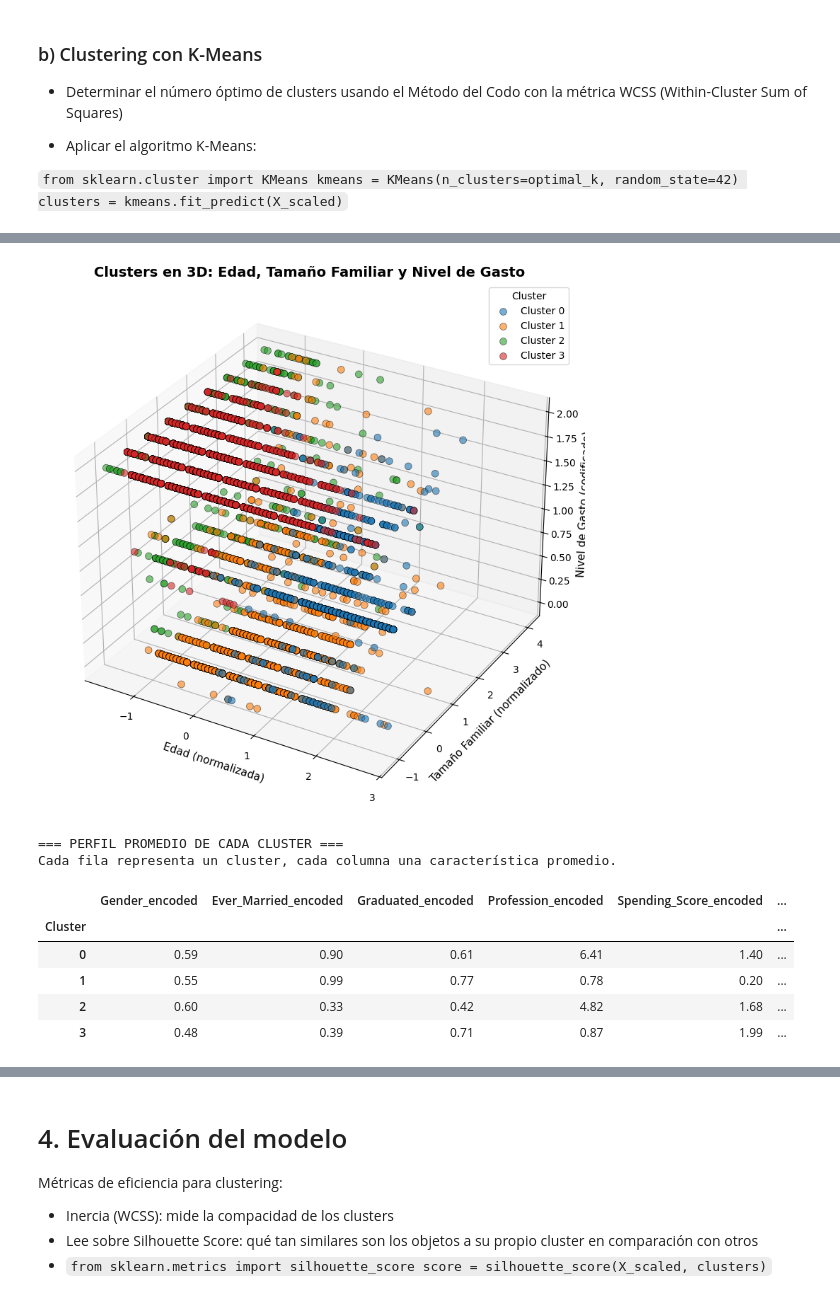
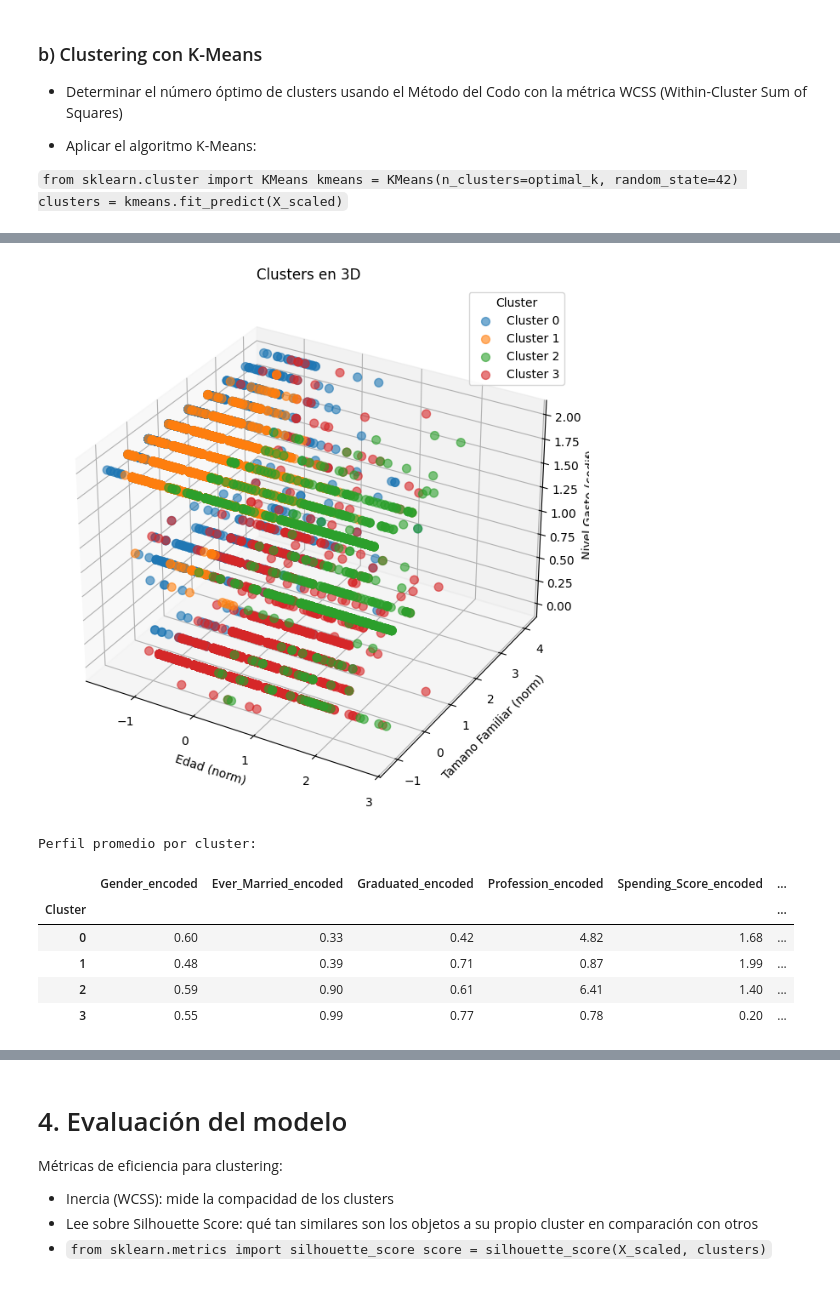
Before and after one commit to victortelles/kMeans-SegmentacionClientes, a Jupyter notebook: segmentacionClientes.ipynb, the cells around one changed output, grey strips where cells are left out. Saved outputs shown, nothing was run; the diff lists cells and outputs as text; code cells hidden in the pictures.

```diff
--- a/segmentacionClientes.ipynb
+++ b/segmentacionClientes.ipynb
@@ -361,20 +357,21 @@ Estas tablas muestran cómo se codificaron las variables categóricas:
 
 `from sklearn.cluster import KMeans kmeans = KMeans(n_clusters=optimal_k, random_state=42) clusters = kmeans.fit_predict(X_scaled)`
 # %%
-# Clustering con K-Means
-# Determinar el número óptimo de clusters usando el Método del Codo (WCSS)
-from sklearn.cluster import KMeans
-import matplotlib.pyplot as plt
-
-print('=== DETERMINACION DEL NUMERO OPTIMO DE CLUSTERS ===')
-print('Probando diferentes valores de K desde 2 hasta 10...\n')
+# Determinar numero optimo de clusters usando Metodo del Codo (WCSS)
+print('Buscando numero optimo de clusters...')
 
 wcss = []
 K_range = range(2, 11)  # Probar K desde 2 hasta 10
 
 for k in K_range:
     kmeans = KMeans(n_clusters=k, random_state=42, n_init=10)
-    kmeans.fit(X)  # Ajustar el modelo
-    wcss.append(kmeans.inertia_)  # inertia_ = WCSS
-    print(f'K={k}: WCSS = {kmeans.inertia_:.2f}')
+    kmeans.fit(X)                   # Ajustar el modelo
+    wcss.append(kmeans.inertia_)    # inertia_ = WCSS
+
+# Mostrar resultados en una sola tabla
+print('Resultados del analisis de clusters:')
+for i, k in enumerate(K_range):
+    print(f'K={k}: WCSS = {wcss[i]:.2f}')
+
+print('Calculo completado.')
 # %% [output]
@@ -513,42 +528,36 @@ Generando gráficos 2D, 3D y perfiles de clusters...
 # %%
-#==============================================================================
-# 2. Gráfico de dispersión 3D: Edad, Family_Size y Spending_Score
-#==============================================================================
+# Grafico 3D: Edad, Familia y Gasto
+from mpl_toolkits.mplot3d import Axes3D
+
 fig = plt.figure(figsize=(12, 8))
 ax = fig.add_subplot(111, projection='3d')
 
 for i in range(4):
     cluster_data = X[X['Cluster'] == i]
     ax.scatter(cluster_data['Age'],
                cluster_data['Family_Size'],
                cluster_data['Spending_Score_encoded'],
-               c=colors[i], label=f'Cluster {i}', s=50, alpha=0.6, edgecolor='black', linewidth=0.5)
+               c=colors[i], label=f'Cluster {i}', s=50, alpha=0.6)
 
-ax.set_title('Clusters en 3D: Edad, Tamaño Familiar y Nivel de Gasto', fontsize=14, fontweight='bold')
-ax.set_xlabel('Edad (normalizada)', fontsize=11)
-ax.set_ylabel('Tamaño Familiar (normalizado)', fontsize=11)
-ax.set_zlabel('Nivel de Gasto (codificado)', fontsize=11)
-ax.legend(title='Cluster', fontsize=10)
-plt.tight_layout()
+ax.set_title('Clusters en 3D')
+ax.set_xlabel('Edad (norm)')
+ax.set_ylabel('Tamano Familiar (norm)')
+ax.set_zlabel('Nivel Gasto (codif)')
+ax.legend(title='Cluster')
 plt.show()
 # %% [output]
-[figure, old version]
+[figure, new version]
 # %%
-#==============================================================================
-# 3. Perfil promedio de cada cluster (tabla vertical)
-#==============================================================================
-print('\n=== PERFIL PROMEDIO DE CADA CLUSTER ===')
-print('Cada fila representa un cluster, cada columna una característica promedio.\n')
-
+# Perfil promedio de cada cluster
+print('Perfil promedio por cluster:')
 cluster_profile = X.drop('Cluster', axis=1).groupby(X['Cluster']).mean().round(2)
 display(cluster_profile)
 # %% [output]
-=== PERFIL PROMEDIO DE CADA CLUSTER ===
-Cada fila representa un cluster, cada columna una característica promedio.
+Perfil promedio por cluster:
 |  | Gender_encoded | Ever_Married_encoded | Graduated_encoded | Profession_encoded | Spending_Score_encoded | ... |
 | Cluster |  |  |  |  |  | ... |
-| 0 | 0.59 | 0.90 | 0.61 | 6.41 | 1.40 | ... |
-| 1 | 0.55 | 0.99 | 0.77 | 0.78 | 0.20 | ... |
-| 2 | 0.60 | 0.33 | 0.42 | 4.82 | 1.68 | ... |
-| 3 | 0.48 | 0.39 | 0.71 | 0.87 | 1.99 | ... |
+| 0 | 0.60 | 0.33 | 0.42 | 4.82 | 1.68 | ... |
+| 1 | 0.48 | 0.39 | 0.71 | 0.87 | 1.99 | ... |
+| 2 | 0.59 | 0.90 | 0.61 | 6.41 | 1.40 | ... |
+| 3 | 0.55 | 0.99 | 0.77 | 0.78 | 0.20 | ... |
 # %%
```
Also changed, not shown: parts of 32 cells of this notebook, 1 other file.
